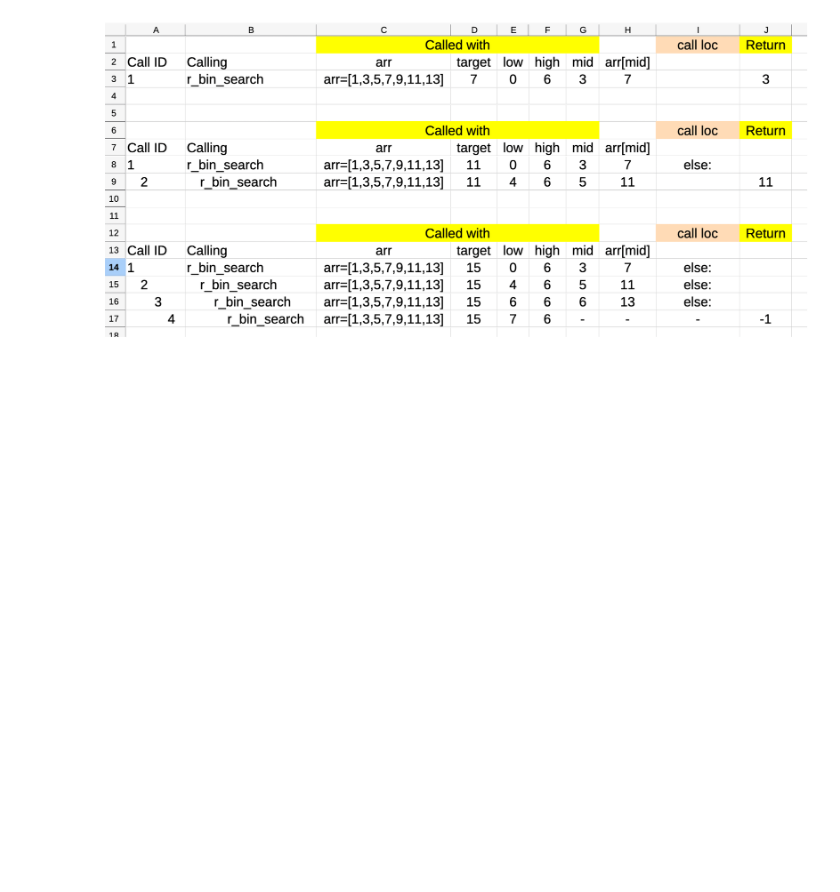
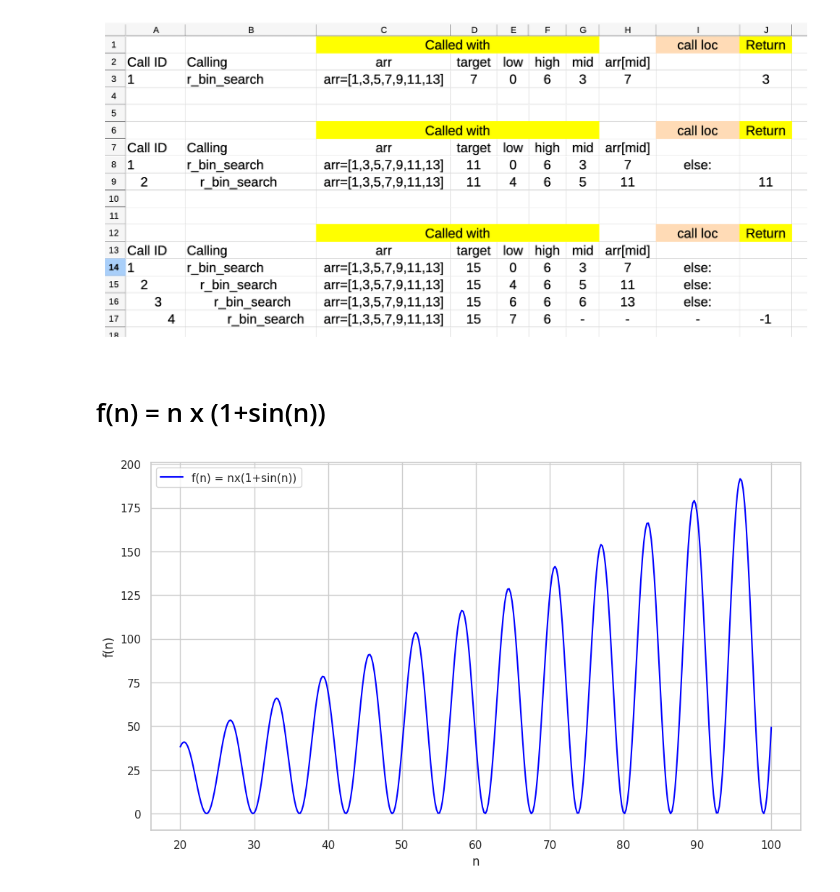
Before and after one commit to niladri-rkmvu/dsa-2025, a Jupyter notebook: algorithms.ipynb, the cells around one changed output. Cells and saved outputs as stored; diff of their text form; code cells hidden in the pictures; blank space fills up the shorter version.

```diff
--- a/algorithms.ipynb
+++ b/algorithms.ipynb
@@ -231,3 +231,34 @@ else:
 Element found at index 5
 # %% [markdown]
 ![image.png](embedded-picture-1)
+# %% [markdown]
+# f(n) = n x (1+sin(n))
+# %%
+import numpy as np
+import matplotlib.pyplot as plt
+import seaborn as sns
+
+# set the seaborn style
+sns.set(style="whitegrid")
+
+def f(n):
+    return n * (1+np.sin(n))
+
+# generate n value
+n_values = np.linspace(20,100,400)
+
+# compute f(n)
+f_values = f(n_values)
+
+#create the plot
+plt.figure(figsize=(10,6))
+plt.plot(n_values, f_values, label="f(n) = nx(1+sin(n))", color = "blue")
+
+plt.xlabel('n')
+plt.ylabel('f(n)')
+plt.legend()
+
+plt.tight_layout()
+plt.show()
+# %% [output]
+[figure, added]
```
